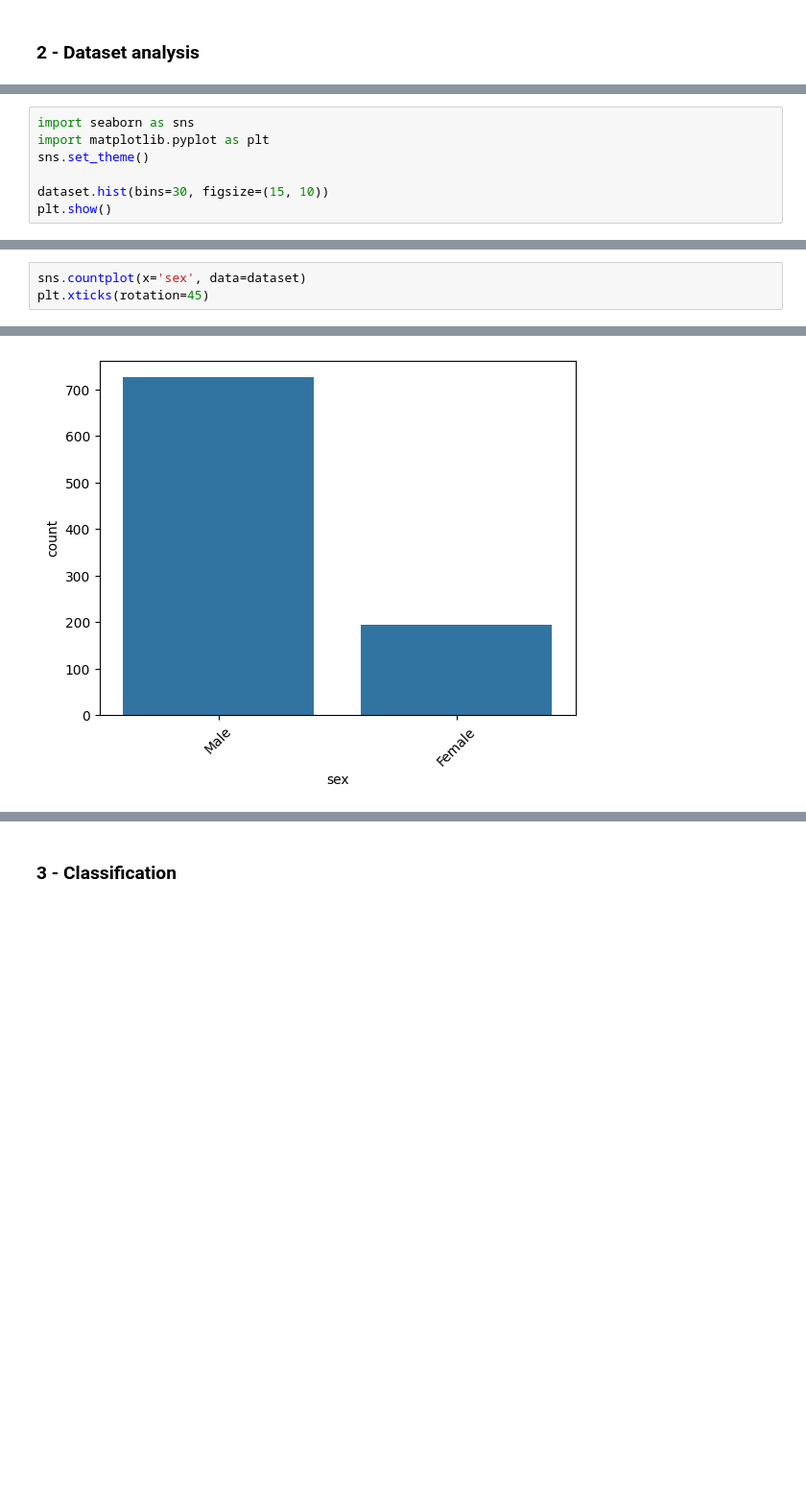
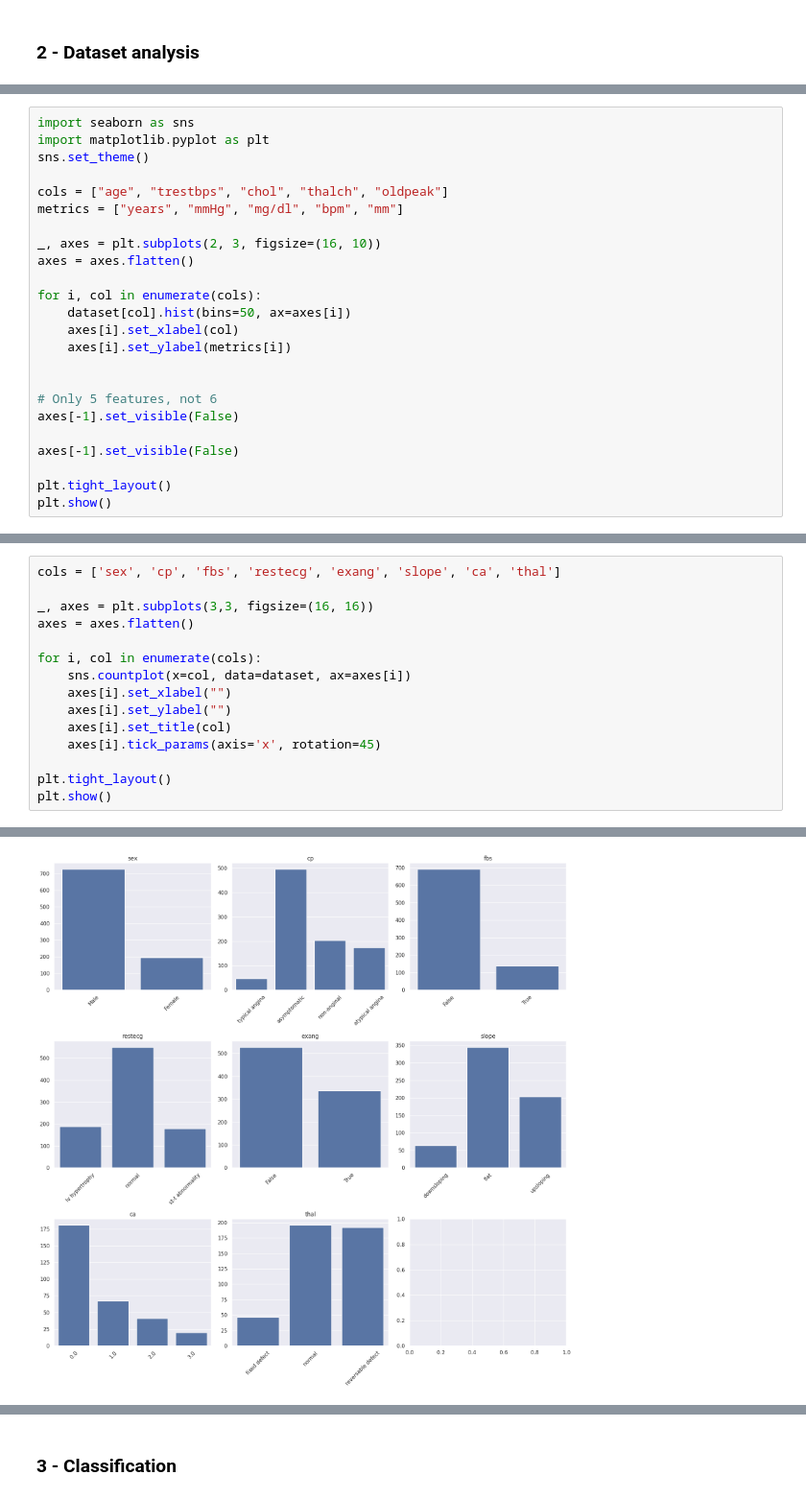
Before and after one commit to baptiste314/FTML_PROJET, a Jupyter notebook: Exercice 6/Exercice 6.ipynb, the cells around one changed output, grey strips where cells are left out. Shown: that part at 96% size. Saved outputs shown, nothing was run; the diff lists cells and outputs as text; blank space fills up the shorter version.

Commit message:
feat: exo6 conclusion and data analysis finished

```diff
--- a/Exercice 6/Exercice 6.ipynb
+++ b/Exercice 6/Exercice 6.ipynb
@@ -83,6 +65,23 @@ import seaborn as sns
 import matplotlib.pyplot as plt
 sns.set_theme()
 
-dataset.hist(bins=30, figsize=(15, 10))
+cols = ["age", "trestbps", "chol", "thalch", "oldpeak"]
+metrics = ["years", "mmHg", "mg/dl", "bpm", "mm"]
+
+_, axes = plt.subplots(2, 3, figsize=(16, 10))
+axes = axes.flatten()
+
+for i, col in enumerate(cols):
+    dataset[col].hist(bins=50, ax=axes[i])
+    axes[i].set_xlabel(col)
+    axes[i].set_ylabel(metrics[i])
+
+
+# Only 5 features, not 6
+axes[-1].set_visible(False)
+
+axes[-1].set_visible(False)
+
+plt.tight_layout()
 plt.show()
 # %% [output]
@@ -90,4 +93,16 @@ plt.show()
 # %%
-sns.countplot(x='sex', data=dataset)
-plt.xticks(rotation=45)
+cols = ['sex', 'cp', 'fbs', 'restecg', 'exang', 'slope', 'ca', 'thal']
+
+_, axes = plt.subplots(3,3, figsize=(16, 16))
+axes = axes.flatten()
+
+for i, col in enumerate(cols):
+    sns.countplot(x=col, data=dataset, ax=axes[i])
+    axes[i].set_xlabel("")
+    axes[i].set_ylabel("")
+    axes[i].set_title(col)
+    axes[i].tick_params(axis='x', rotation=45)
+
+plt.tight_layout()
+plt.show()
 # %% [output]
@@ -95 +109 @@ plt.xticks(rotation=45)
-[figure, old version]
+[figure, new version]
```
Also changed, not shown: parts of 16 cells of this notebook.
